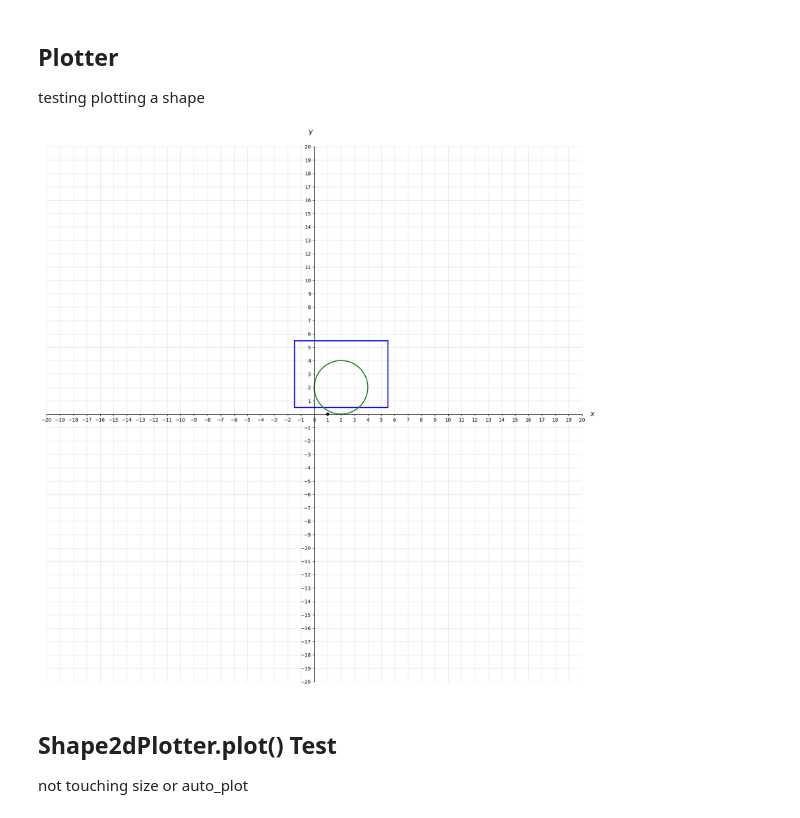
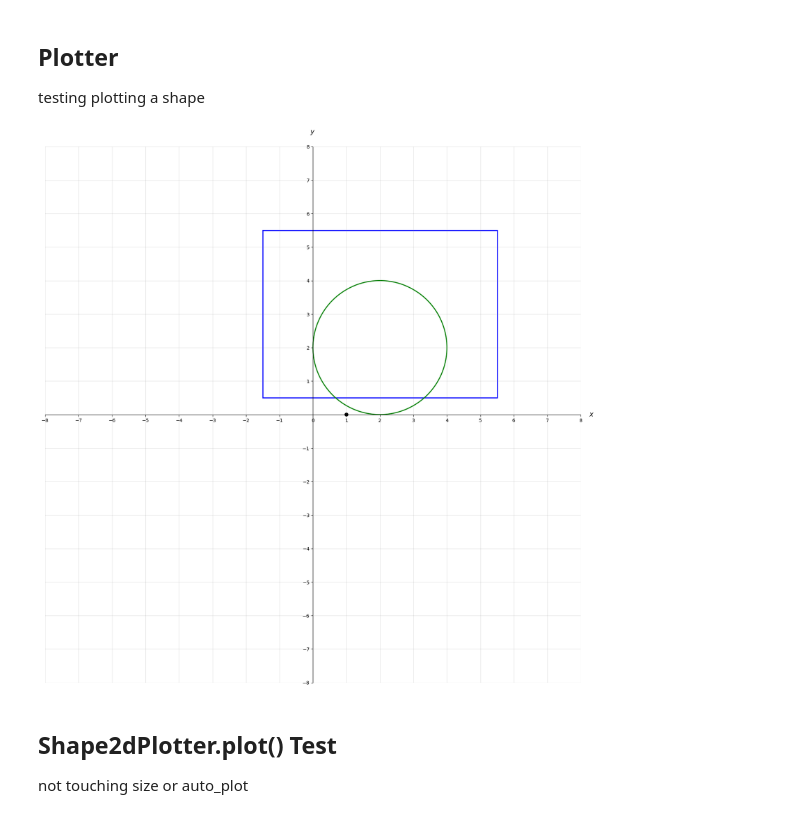
Before and after one commit to FellanNokes/lab_2_Felix_Kjellberg, a Jupyter notebook: manual_test.ipynb, the cells around one changed output. Drawn from its saved outputs; the diff is of its cells as text; code cells hidden in the pictures.

```diff
--- a/manual_test.ipynb
+++ b/manual_test.ipynb
@@ -72,11 +73,11 @@ testing plotting a shape
 # %%
 from circle import Circle
 from rectangle import Rectangle
 from shape2dplotter import Shape2dPlotter
 
-plotter = Shape2dPlotter(shape3, rectangle1, circle3, auto_plot=True)
+plotter = Shape2dPlotter(shape3, rectangle1, circle3,size=1, auto_plot=True, auto_size=True)
 # %% [output]
-[figure, old version]
+[figure, new version]
 # %% [markdown]
 ## Shape2dPlotter.plot() Test
 
```
Also changed, not shown: parts of 4 cells of this notebook, 2 other files.
